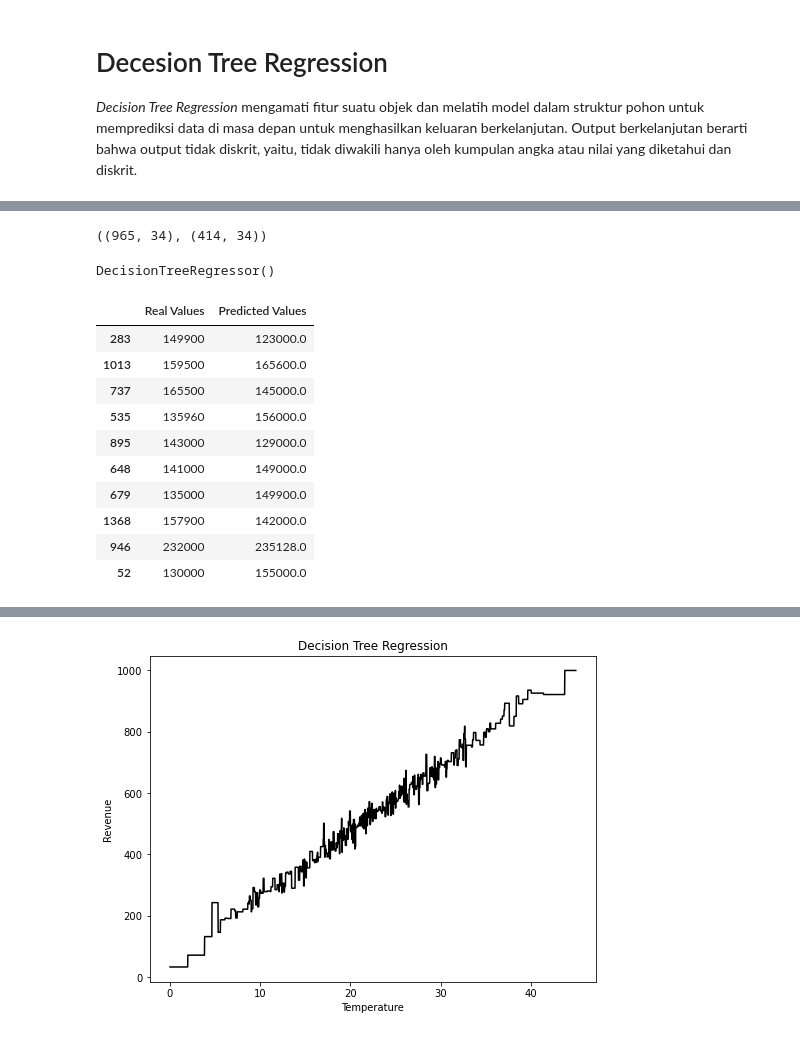
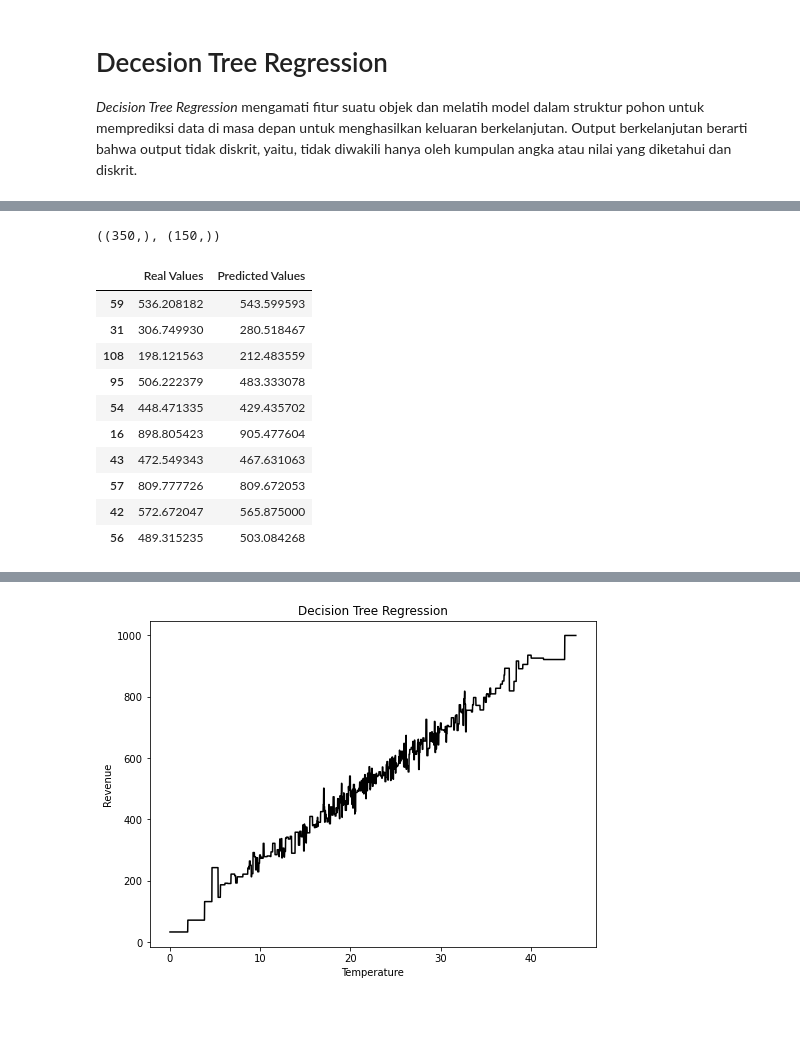
Before and after one commit to ksnugroho/ai-mastery, a Jupyter notebook: Module 5 Section 1 Lab 1 - Decision Tree.ipynb, the cells around one changed output, grey strips where cells are left out. Saved outputs shown, nothing was run; the diff lists cells and outputs as text; code cells hidden in the pictures.

```diff
--- a/Module 5 Section 1 Lab 1 - Decision Tree.ipynb
+++ b/Module 5 Section 1 Lab 1 - Decision Tree.ipynb
@@ -132,8 +132,7 @@ plt.show()
 
 *Decision Tree Regression* mengamati fitur suatu objek dan melatih model dalam struktur pohon untuk memprediksi data di masa depan untuk menghasilkan keluaran berkelanjutan. Output berkelanjutan berarti bahwa output tidak diskrit, yaitu, tidak diwakili hanya oleh kumpulan angka atau nilai yang diketahui dan diskrit.
 # %%
-# dataset = pd.read_csv('dataset/ice_cream_data.csv')
-dataset = pd.read_csv('dataset/house_prices_multivariate.csv')
+dataset = pd.read_csv('dataset/ice_cream_data.csv')
 
 dataset.head()
 # %% [output]
@@ -147,9 +145,6 @@ dataset.head()
 # %%
-# X = dataset['Temperature'].values
-# y = dataset['Revenue'].values
-
-X = dataset.iloc[:,:-1]
-y = dataset.SalePrice
+X = dataset['Temperature'].values
+y = dataset['Revenue'].values
 # %%
 from sklearn.model_selection import train_test_split
 
@@ -157,7 +152,7 @@ features_train, features_test, labels_train, labels_test = train_test_split(X, y
 # %%
 features_train.shape, features_test.shape
 # %% [output]
-((965, 34), (414, 34))
+((350,), (150,))
 # %%
 '''
 https://scikit-learn.org/stable/modules/generated/sklearn.tree.DecisionTreeRegressor.html
@@ -166,32 +161,26 @@ https://scikit-learn.org/stable/modules/generated/sklearn.tree.DecisionTreeRegre
 from sklearn.tree import DecisionTreeRegressor
 
 regressor = DecisionTreeRegressor()
-# regressor.fit(features_train.reshape(-1,1), labels_train.reshape(-1,1))
-regressor.fit(features_train, labels_train)
+regressor.fit(features_train.reshape(-1,1), labels_train.reshape(-1,1))
+
+y_pred = regressor.predict(features_test.reshape(-1,1))
-# %% [output]
-DecisionTreeRegressor()
-# %%
-# y_pred = regressor.predict(features_test.reshape(-1,1))
-y_pred = regressor.predict(features_test)
 # %%
-
-# result = pd.DataFrame({'Real Values':labels_test.reshape(-1), 'Predicted Values':y_pred.reshape(-1)})
-result = pd.DataFrame({'Real Values':labels_test, 'Predicted Values':y_pred})
+result = pd.DataFrame({'Real Values':labels_test.reshape(-1), 'Predicted Values':y_pred.reshape(-1)})
 
 result.to_csv('dataset/result_dt_regressor.csv')
 result.sample(10)
 # %% [output]
 |  | Real Values | Predicted Values |
-| 283 | 149900 | 123000.0 |
-| 1013 | 159500 | 165600.0 |
-| 737 | 165500 | 145000.0 |
-| 535 | 135960 | 156000.0 |
-| 895 | 143000 | 129000.0 |
-| 648 | 141000 | 149000.0 |
-| 679 | 135000 | 149900.0 |
-| 1368 | 157900 | 142000.0 |
-| 946 | 232000 | 235128.0 |
-| 52 | 130000 | 155000.0 |
+| 59 | 536.208182 | 543.599593 |
+| 31 | 306.749930 | 280.518467 |
+| 108 | 198.121563 | 212.483559 |
+| 95 | 506.222379 | 483.333078 |
+| 54 | 448.471335 | 429.435702 |
+| 16 | 898.805423 | 905.477604 |
+| 43 | 472.549343 | 467.631063 |
+| 57 | 809.777726 | 809.672053 |
+| 42 | 572.672047 | 565.875000 |
+| 56 | 489.315235 | 503.084268 |
 # %%
 X_grid = np.arange(min(X), max(X), 0.01)
 X_grid = X_grid.reshape((len(X_grid), 1))
```
Also changed, not shown: parts of 5 cells of this notebook, 3 other files.
